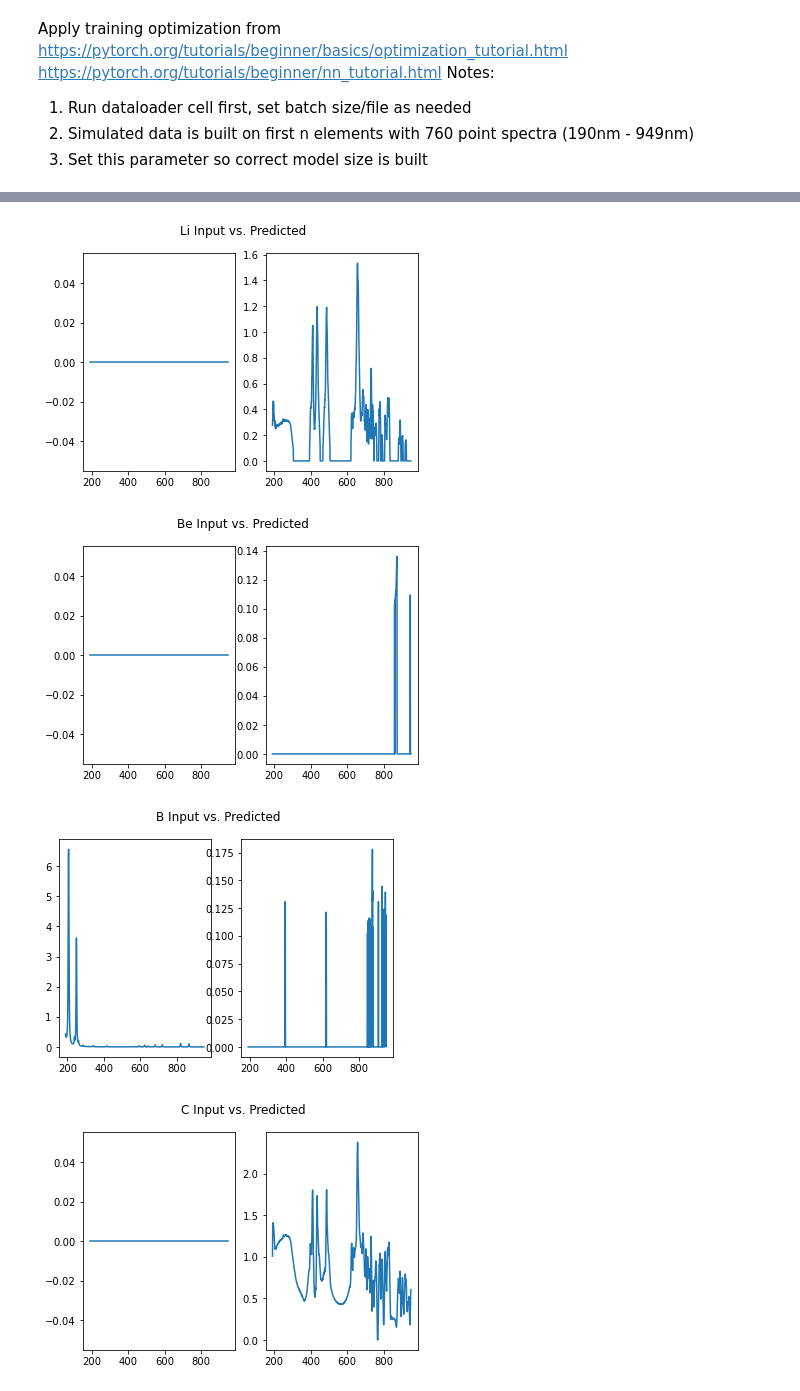
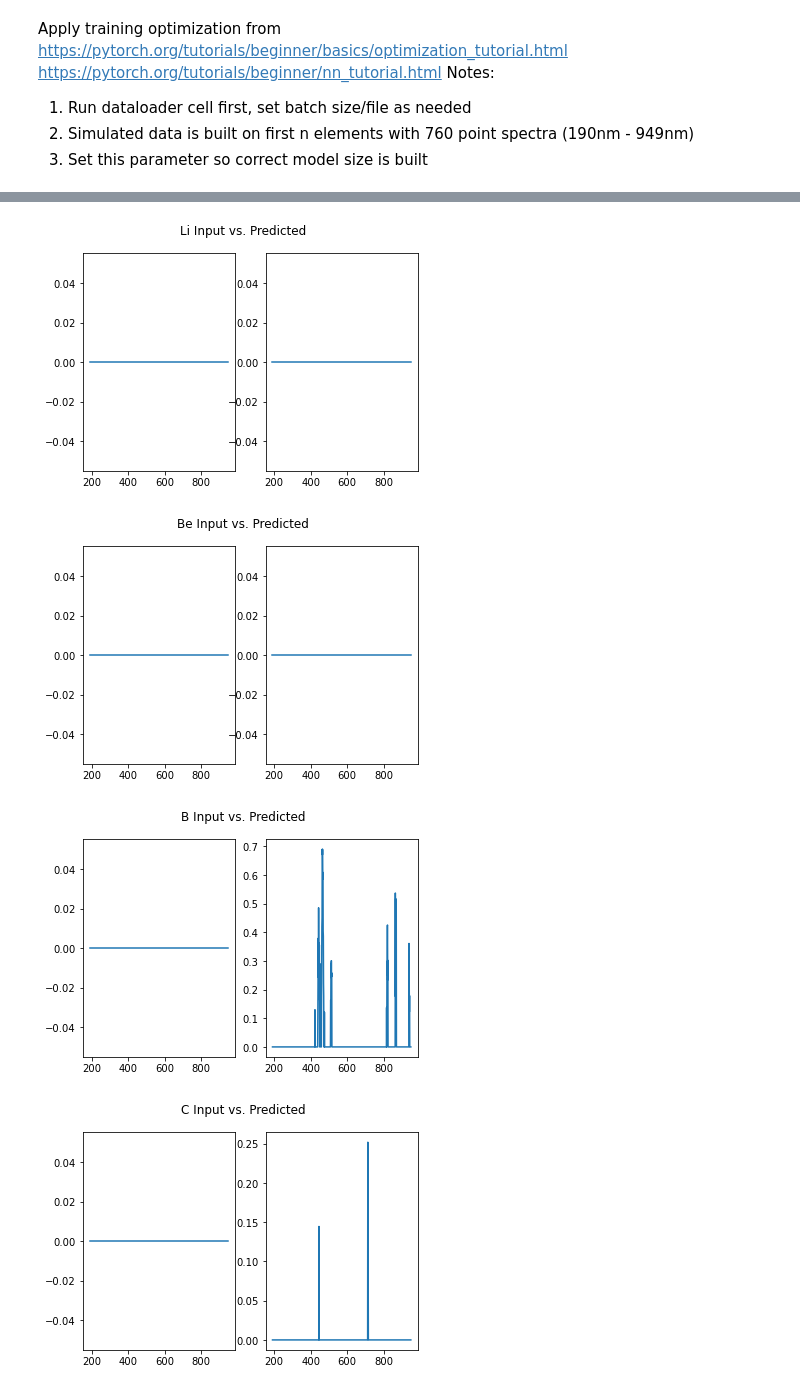
Before and after one commit to MWhitta/phaseMAP, a Jupyter notebook: LIBS_Training.ipynb, the cells around one changed output, grey strips where cells are left out. Drawn from its saved outputs; the diff is of its cells as text; code cells hidden in the pictures.

```diff
--- a/LIBS_Training.ipynb
+++ b/LIBS_Training.ipynb
@@ -62,26 +63,31 @@ Notes:
 3. Set this parameter so correct model size is built
 # %%
 #set parameters
-el_count = 20 #first n elements used to construct model
+from torch.optim import lr_scheduler
+
+
+max_z = 20 #first n elements used to construct model
 wl_points = 760 #number of wavelength point measurements in data
-learning_rate = 1 #There is a schedule to reduce as loss plateaus
-lr_patience = 2
-lr_cooldown = 2
-lr_thresh = 0.01
-epochs = 1
+learning_rate = 0.1 #There is a schedule to reduce as loss plateaus
+#lr_patience = 10
+#lr_cooldown = 2
+#lr_thresh = 0.01
+epochs = 1000
 
 #Initialize and run
-model = peakyfinder_0001.LIBSUNet(el_count, wl_points)
+model = peakyfinder_0001.LIBSUNet(max_z, wl_points)
 loss_fn = nn.MSELoss(reduction='mean')
 optimizer = torch.optim.SGD(model.parameters(), lr=learning_rate)
-lr_scheduler = ReduceLROnPlateau(optimizer, mode='min', patience=lr_patience,
-                                 cooldown=lr_cooldown, threshold=lr_thresh)
+lr_scheduler = MultiStepLR(optimizer, [500,750], 0.5)
+#lr_scheduler = ReduceLROnPlateau(optimizer, mode='min', patience=lr_patience,
+#                                 cooldown=lr_cooldown, threshold=lr_thresh)
+
 now_time = datetime.datetime.now().strftime('%Y-%m-%d-%H-%M-%S') #  now
 writerpath = top_dir / 'runs' / now_time
 writer = SummaryWriter(writerpath)
 
 # save trained model
-torch.save(model, top_dir / 'trained_models/peakyfinder_0001_')
+#torch.save(model, top_dir / 'trained_models/peakyfinder_0001_')
 
 #add model diagram to tensorboard
 #writer.add_graph(model,train_ds)
@@ -90,7 +96,7 @@ for t in range(epochs):
     print(f"Epoch {t+1}, learning rate {optimizer.param_groups[0]['lr']}\n-------------------------------")
     train_loop(train_dl, model, loss_fn, optimizer, writer, t+1, debug=True, bsize=train_bs)
     test_loss = test_loop(test_dl, model, loss_fn, writer, t+1)
-    lr_scheduler.step(test_loss)
+    lr_scheduler.step()
 print("Done!")
 
 #cleanup
@@ -103,26 +130,26 @@ Done!
 # %%
 #look at the predicted vs. reference spectra
-i_samp = 0000 #vary up to 9999
+i_samp = 66 #vary up to 9999
 x_sample = x_data[i_samp][None, :, :] #need correct dimensions with batch for prediction
 y_sample = y_data[i_samp].detach().numpy() #[22][760] # 20+2 (el + art + noi) spectra
 
 #composite spectra and components
-print(f"sum x: {torch.sum((torch.exp(x_sample[0][0])-1)/1000)}")
+#x_data = input_scale * torch.log(rel_int_scale * x_data + 1)
+print(f"sum x: {torch.sum((torch.exp(x_sample[0][0]/input_scale) - 1)/rel_int_scale)}")
 #show the element fractions
-for i in range(el_count):
-    frac = np.sum((np.exp(y_sample[i]) - 1)/1000)
+for i in range(max_z):
+    frac = np.sum((np.exp(y_sample[i]/input_scale) - 1)/rel_int_scale)
     if frac > 0:
         print(f"{elem_symb[i]}: {frac:>4f}")
 
-wave = np.arange(190,950)
-#first plot the composite input spectrum we're trying to decompose
+#first plot the transformed composite input spectrum we're trying to decompose
 plt.plot(wave, x_sample[0][0])
 plt.xlabel('wavelength [nm]')
 plt.ylabel('intensity')
 plt.xlim([190, 950])
 plt.show
 
-#prediction
+#prediction (also transformed at this point)
 plot_thresh = 0.1
 model.eval()
 with torch.no_grad():
@@ -151,4 +176,4 @@ Ar: 0.055491
-[figure, old version]
+[figure, new version]
-[figure, old version]
+[figure, new version]
-[figure, old version]
+[figure, new version]
-[figure, old version]
+[figure, new version]
```
Also changed, not shown: parts of 5 cells of this notebook, 4 other files.
